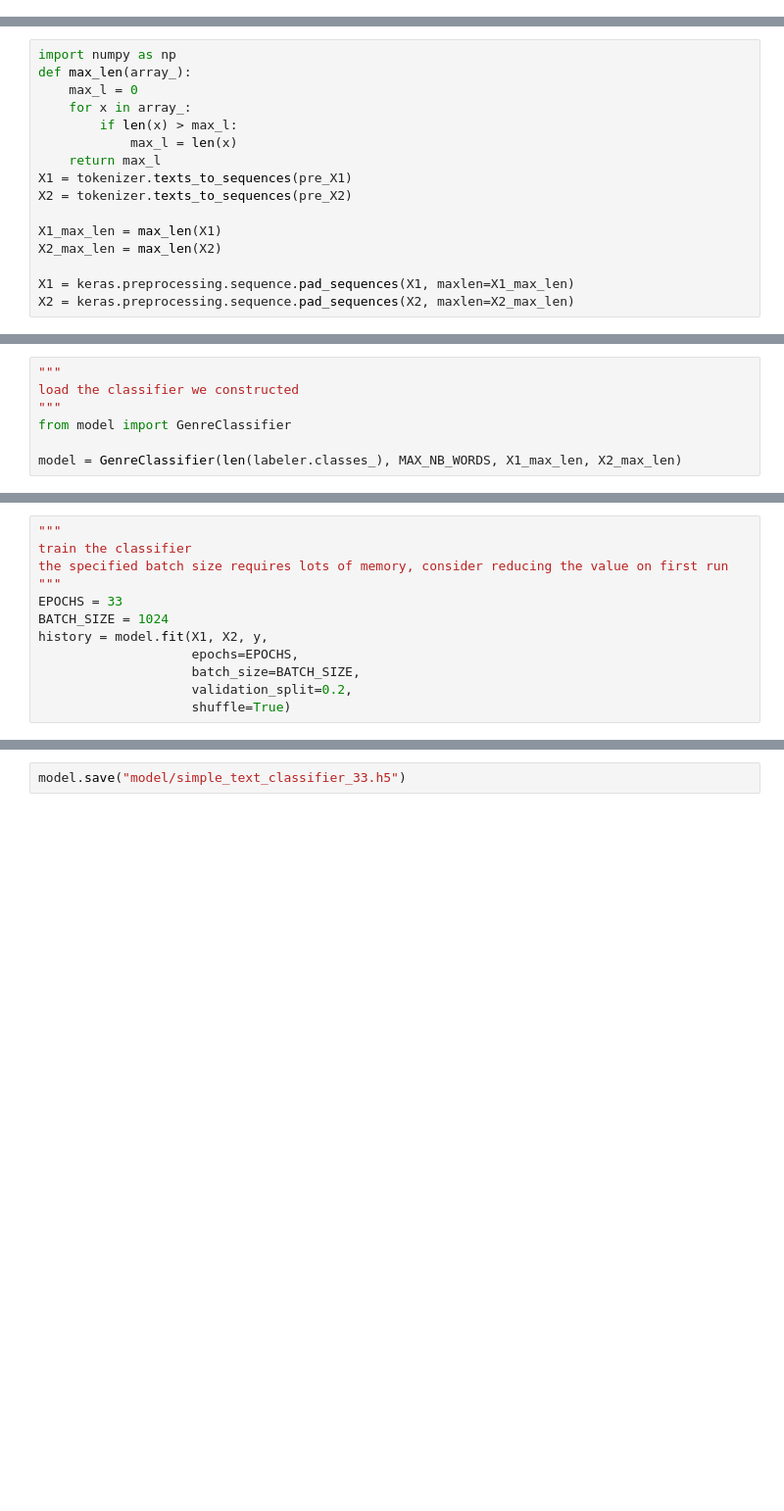
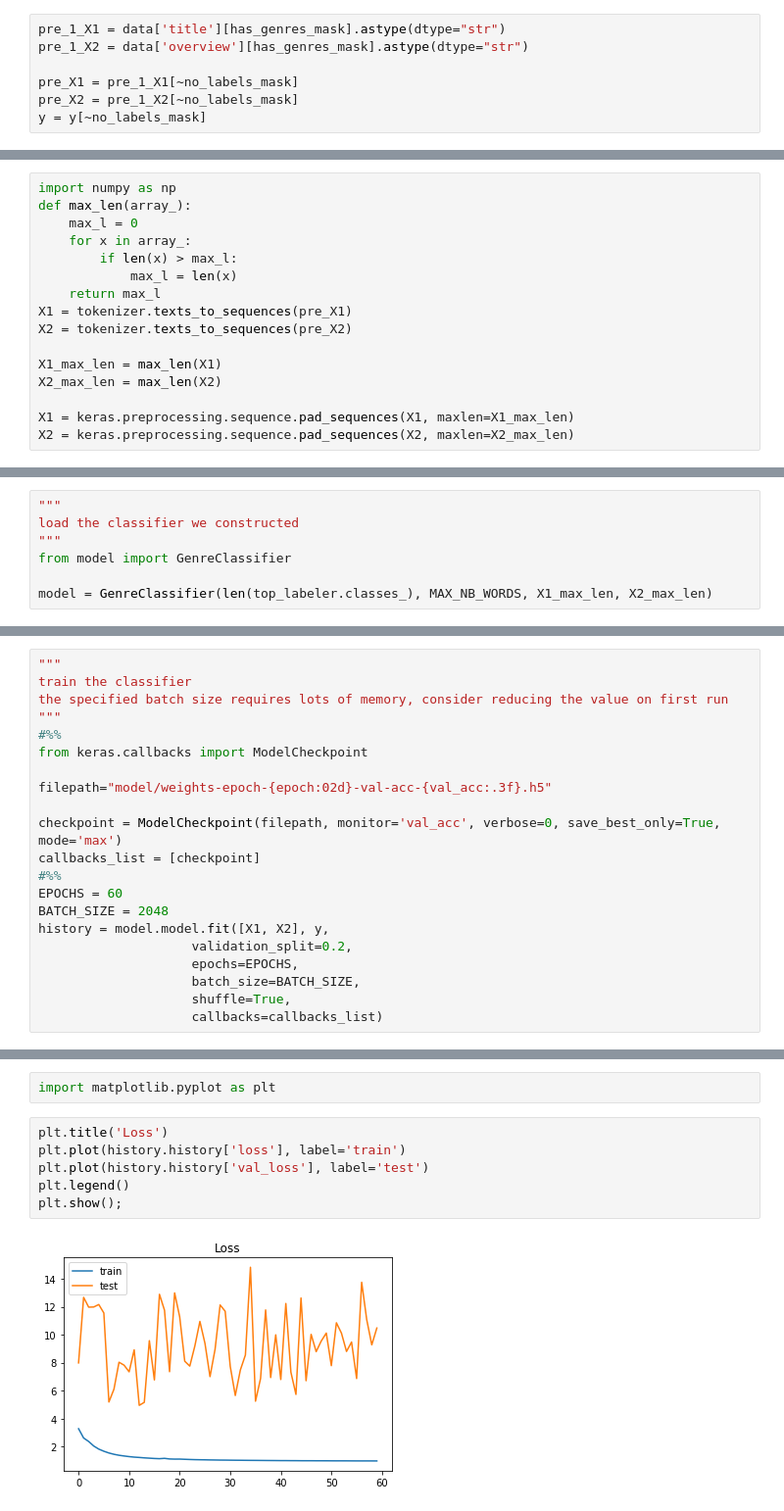
Before and after one commit to MMWa/Deep-Movie-Genre-Prediciton, a Jupyter notebook: train.ipynb, the cells around one changed output, grey strips where cells are left out. Shown at 98% size. Drawn from its saved outputs; the diff is of its cells as text; blank space fills up the shorter version.

```diff
--- a/train.ipynb
+++ b/train.ipynb
@@ -46,3 +57,10 @@ y = labeler.transform(genres_list)
+# %%
+pre_1_X1 = data['title'][has_genres_mask].astype(dtype="str")
+pre_1_X2 = data['overview'][has_genres_mask].astype(dtype="str")
+
+pre_X1 = pre_1_X1[~no_labels_mask]
+pre_X2 = pre_1_X2[~no_labels_mask]
+y = y[~no_labels_mask]
 # %%
 """
 Just checking the size of all entries, Now we are sure everything is aligned correctly
@@ -101,4 +127,4 @@ load the classifier we constructed
 """
 from model import GenreClassifier
 
-model = GenreClassifier(len(labeler.classes_), MAX_NB_WORDS, X1_max_len, X2_max_len)
+model = GenreClassifier(len(top_labeler.classes_), MAX_NB_WORDS, X1_max_len, X2_max_len)
@@ -107,10 +149,19 @@ model = GenreClassifier(len(labeler.classes_), MAX_NB_WORDS, X1_max_len, X2_max_
 train the classifier
 the specified batch size requires lots of memory, consider reducing the value on first run
 """
-EPOCHS = 33
-BATCH_SIZE = 1024
-history = model.fit(X1, X2, y,
+#%%
+from keras.callbacks import ModelCheckpoint
+
+filepath="model/weights-epoch-{epoch:02d}-val-acc-{val_acc:.3f}.h5"
+
+checkpoint = ModelCheckpoint(filepath, monitor='val_acc', verbose=0, save_best_only=True, mode='max')
+callbacks_list = [checkpoint]
+#%%
+EPOCHS = 60
+BATCH_SIZE = 2048
+history = model.model.fit([X1, X2], y,
+                    validation_split=0.2,
                     epochs=EPOCHS,
                     batch_size=BATCH_SIZE,
-                    validation_split=0.2,
-                    shuffle=True)
+                    shuffle=True,
+                    callbacks=callbacks_list)
@@ -117,3 +189,11 @@ history = model.fit(X1, X2, y,
-# %%
-model.save("model/simple_text_classifier_33.h5")
+# %%
+import matplotlib.pyplot as plt
+# %%
+plt.title('Loss')
+plt.plot(history.history['loss'], label='train')
+plt.plot(history.history['val_loss'], label='test')
+plt.legend()
+plt.show();
+# %% [output]
+[figure, added]
 # %%
```
Also changed, not shown: parts of 17 cells of this notebook, 5 other files.
